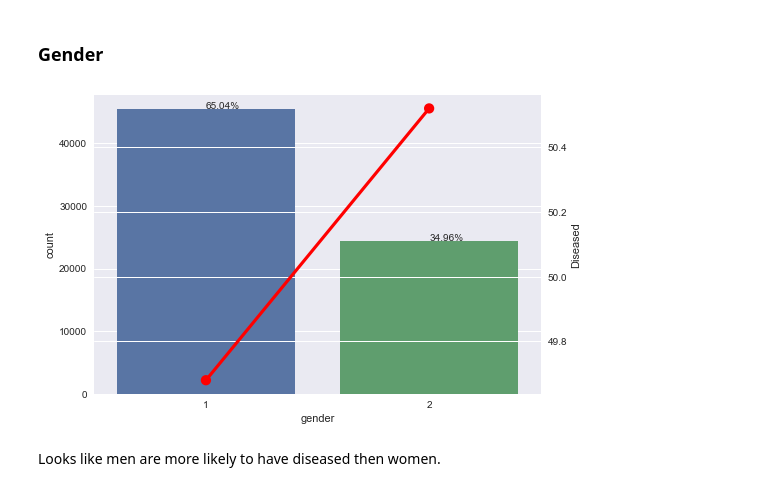
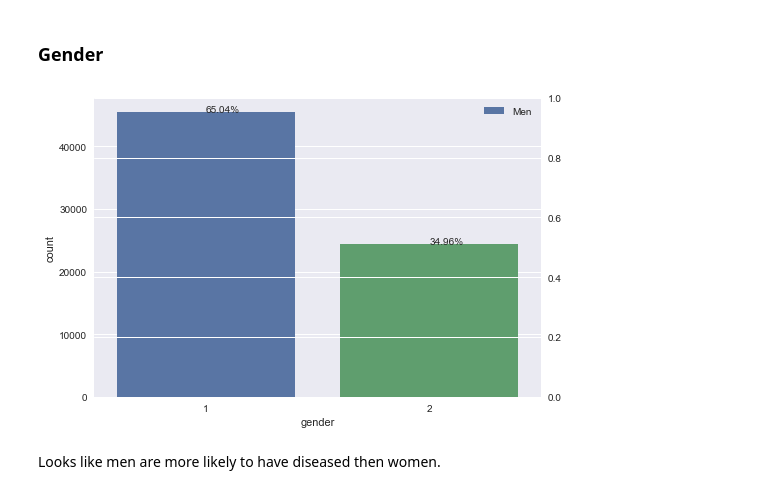
Before and after one commit to Aditya-Ramachandran/cardiovascular-disease-detection, a Jupyter notebook: EDA 1.ipynb, the cells around one changed output. Saved outputs shown, nothing was run; the diff lists cells and outputs as text; code cells hidden in the pictures.

```diff
--- a/EDA 1.ipynb
+++ b/EDA 1.ipynb
@@ -198,17 +205,18 @@ data.shape
 # %%
 fig,(ax) = plt.subplots(1,1)
 tmp = pd.crosstab(data['gender'],data['cardio'],normalize='index').round(4)*100
 tmp.reset_index()
 tmp.columns = ['Not Diseased','Diseased']
 ax1 = sns.countplot(data['gender'],order = list(tmp.index))
 ax2 = ax1.twinx()
-sns.pointplot(tmp.index,tmp['Diseased'],order = list(tmp.index),ax=ax2, color='red')
+ax1.legend(['Men', 'Women'])
+# sns.pointplot(tmp.index,tmp['Diseased'],order = list(tmp.index),ax=ax2, color='red', linestyles='-')
 for x in ax1.patches:
     height = x.get_height()
     ax1.text(x.get_x()+x.get_width()/2,height,'{:.2f}{}'.format((height/len(data))*100,'%'))
 plt.show()
 # %% [output]
-[figure, old version]
+[figure, new version]
 # %% [markdown]
 Looks like men are more likely to have diseased then women.
 # %%
```
Also changed, not shown: parts of 10 cells of this notebook.
